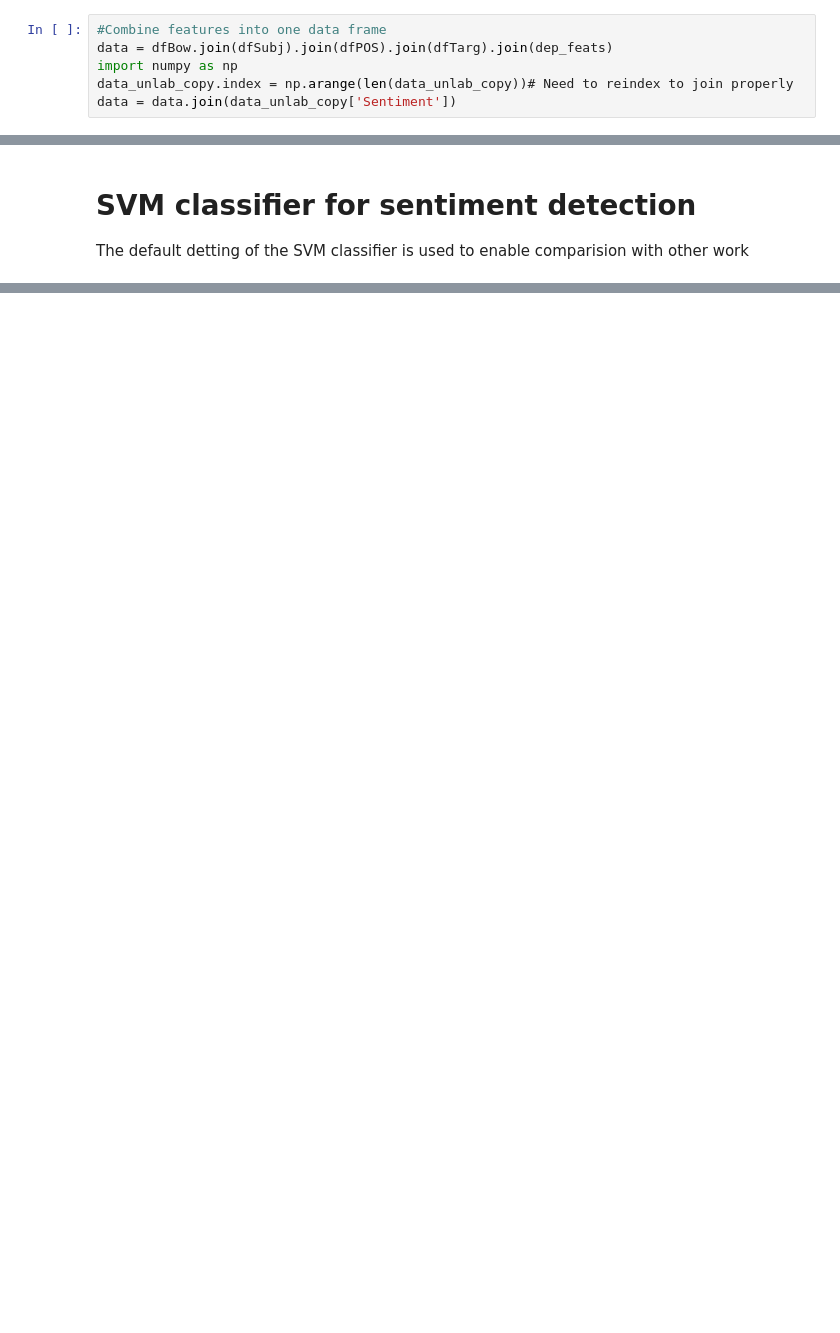
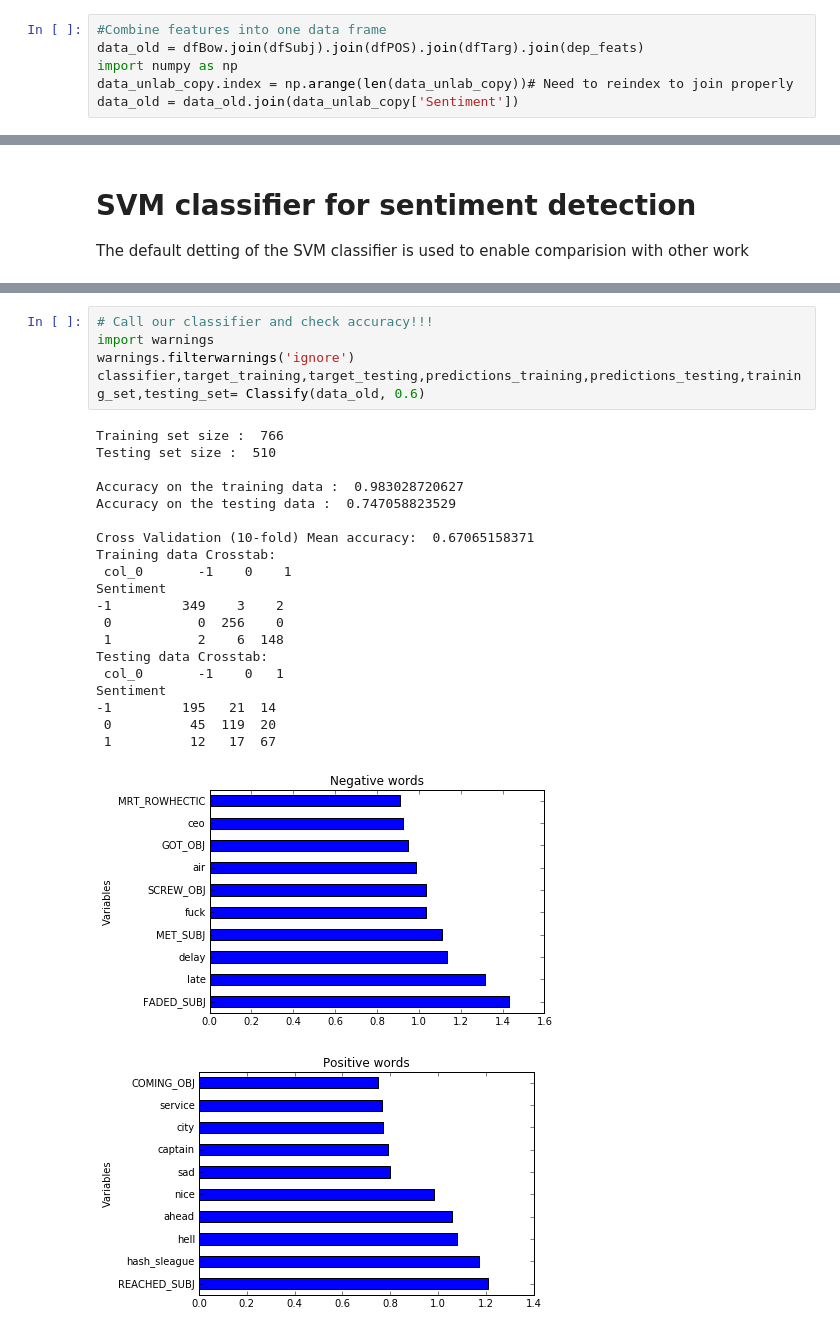
Before and after one commit to gautamborgohain/DataScience, a Jupyter notebook: Twitter_target_dependent_SA/InProgress_Sentiment_Analysis.ipynb, the cells around one changed output, grey strips where cells are left out. Cells and saved outputs as stored; diff of their text form; blank space fills up the shorter version.

```diff
--- a/Twitter_target_dependent_SA/InProgress_Sentiment_Analysis.ipynb
+++ b/Twitter_target_dependent_SA/InProgress_Sentiment_Analysis.ipynb
@@ -406,9 +544,9 @@ dep_feats.to_excel('/Users/gautamborgohain/Desktop/DEPF.xlsx')
 # %%
 #Combine features into one data frame
-data = dfBow.join(dfSubj).join(dfPOS).join(dfTarg).join(dep_feats)
+data_old = dfBow.join(dfSubj).join(dfPOS).join(dfTarg).join(dep_feats)
 import numpy as np
 data_unlab_copy.index = np.arange(len(data_unlab_copy))# Need to reindex to join properly
-data = data.join(data_unlab_copy['Sentiment'])
+data_old = data_old.join(data_unlab_copy['Sentiment'])
 # %%
 #Backup this as well
 data.to_excel('/Users/gautamborgohain/Desktop/DATA.xlsx')
@@ -493,0 +661,27 @@ def Classify(data,perc):
+# %%
+# Call our classifier and check accuracy!!!
+import warnings
+warnings.filterwarnings('ignore')
+classifier,target_training,target_testing,predictions_training,predictions_testing,training_set,testing_set= Classify(data_old, 0.6)
+# %% [output]
+Training set size :  766
+Testing set size :  510
+
+Accuracy on the training data :  0.983028720627
+Accuracy on the testing data :  0.747058823529
+
+Cross Validation (10-fold) Mean accuracy:  0.67065158371
+Training data Crosstab:
+ col_0       -1    0    1
+Sentiment
+-1         349    3    2
+ 0           0  256    0
+ 1           2    6  148
+Testing data Crosstab:
+ col_0       -1    0   1
+Sentiment
+-1         195   21  14
+ 0          45  119  20
+ 1          12   17  67
+[figure, added]
+[figure, added]
```
Also changed, not shown: parts of 29 cells of this notebook, 3 other files.
